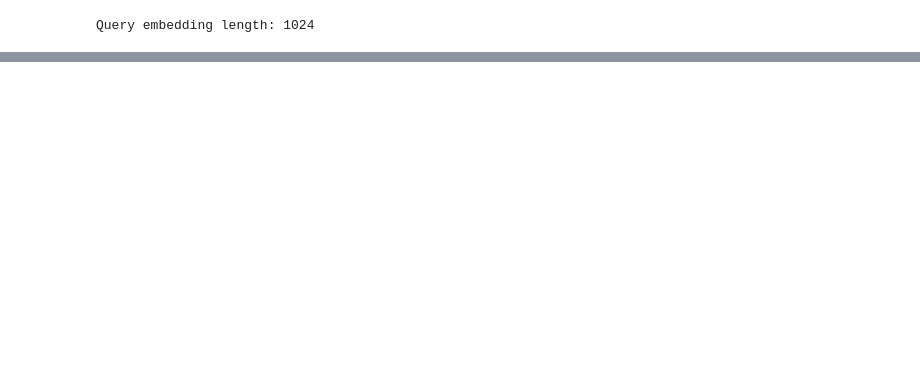
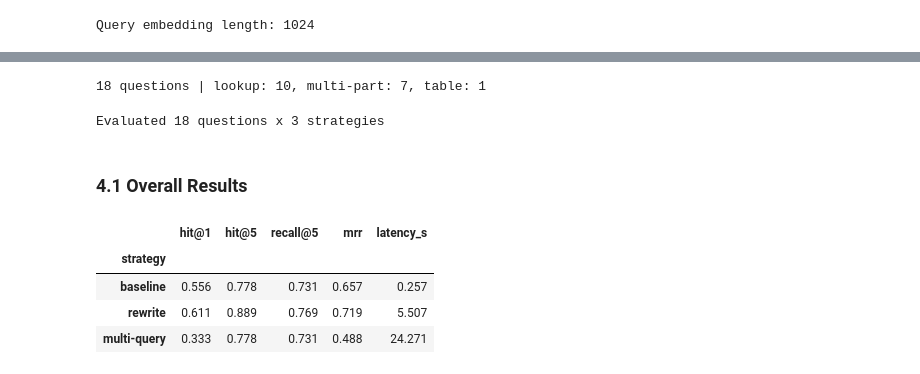
Before and after one commit to BigB021/Academic_Knowledge_-_Research_Assistant, a Jupyter notebook: Benchmarks/3-retrieval_strategies_benchmark.ipynb, the cells around one changed output, grey strips where cells are left out. Saved outputs shown, nothing was run; the diff lists cells and outputs as text; code cells hidden in the pictures; blank space fills up the shorter version.

Commit message:
Experimenting with diff retrieval strategies

```diff
--- a/Benchmarks/3-retrieval_strategies_benchmark.ipynb
+++ b/Benchmarks/3-retrieval_strategies_benchmark.ipynb
@@ -11,7 +40,7 @@ import uuid
 # Set up ChromaDB client and create a collection
 import chromadb
 chroma_client = chromadb.Client()
-collection = chroma_client.create_collection(name="documents")
+collection = chroma_client.get_or_create_collection(name="documents")
 # %%
 # Set up the tokenizer and token limit
 from transformers import AutoTokenizer
@@ -88,0 +296,17 @@ print(results['documents'])
+# %%
+def retrieve_ids(query_embeddings, n_results):
+    """Return one ranked list of chunk indices per query embedding."""
+    res = collection.query(query_embeddings=query_embeddings, n_results=n_results, include=["metadatas"])
+    return [[m["chunk_index"] for m in metas] for metas in res["metadatas"]]
+
+def rrf_fuse(ranked_lists, k, rrf_k=60):
+    scores = {}
+    for ranked in ranked_lists:
+        for rank, idx in enumerate(ranked):
+            scores[idx] = scores.get(idx, 0) + 1 / (rrf_k + rank + 1)
+    return sorted(scores, key=scores.get, reverse=True)[:k]
+
+def multi_query_retrieve(queries, k=5, per_query=10):
+    return rrf_fuse(retrieve_ids(embed_documents.embed_batch(queries), per_query), k)
+
+show_results(multi_query_retrieve(expanded))
@@ -88,0 +350,27 @@ print(results['documents'])
+# %%
+TEST_SET = [
+    # (question, gold chunk indices, question type)
+    ("What architectural relationship appears to explain the difference in PGD transferability between the DRCT-CLIP → UnivFD attack and the DRCT-ConvB → UnivFD attack, and what evidence in the reported AUROC values supports this interpretation?", {13, 15, 19}, "multi-part"),
+    ("Which three datasets are used to evaluate the detectors, and where do the real images for the GPT-4o dataset come from?", {7}, "lookup"),
+    ("What backbone does the Corvi detector use, and what architectural change helps it preserve high-frequency information?", {8}, "lookup"),
+    ("How does diffusion reconstruction contrastive training (DRCT) work and which backbones does it support?", {8}, "lookup"),
+    ("Which five attack algorithms are evaluated, and which of them is query-based rather than transfer-based?", {9}, "lookup"),
+    ("What image transformations are applied in the medium and high degradation settings?", {10, 14}, "multi-part"),
+    ("Why do the authors use AUROC as their primary metric and exclude attack success rate?", {11}, "lookup"),
+    ("What perturbation budget, step size and number of iterations are used for the attacks, and are 10 PGD steps enough to converge?", {12, 45}, "multi-part"),
+    ("How effective is the Leave-Target-Out ensemble attack compared to PGD, and which detector remains most resilient to it?", {13, 17}, "multi-part"),
+    ("How does the universal perturbation attack compare to PGD and the query-efficient attack in average AUROC?", {20}, "lookup"),
+    ("Why are CNN-based detectors more affected by social media degradations than CLIP-based detectors?", {22}, "lookup"),
+    ("Why is the Diverse Input attack more robust to image degradation than the Ensemble attack?", {22}, "lookup"),
+    ("What is the trade-off between adversarial image quality and attack effectiveness, and which attack has the best quality score?", {23, 24, 25}, "multi-part"),
+    ("How much did the HIVE commercial detector's AUROC drop under attack on Synthbuster and Chameleon?", {25, 26}, "multi-part"),
+    ("How does replacing UnivFD's CLIP backbone with RobustCLIP affect adversarial robustness and clean AUROC?", {27, 30}, "multi-part"),
+    ("What limitations of their study do the authors acknowledge?", {31}, "lookup"),
+    ("What assumptions does the threat model make about the attacker's knowledge of the detector?", {6}, "lookup"),
+    ("On the Chameleon dataset, what AUROC does UnivFD reach under a PGD attack crafted on DRCT-CLIP?", {40}, "table"),
+]
+print(f"{len(TEST_SET)} questions | " + ", ".join(
+    f"{t}: {sum(1 for *_, qt in TEST_SET if qt == t)}" for t in ("lookup", "multi-part", "table")
+))
+# %% [output]
+18 questions | lookup: 10, multi-part: 7, table: 1
@@ -88,0 +408,32 @@ print(results['documents'])
+# %%
+import pandas as pd
+
+rows = []
+for q_id, (question, gold, q_type) in enumerate(TEST_SET):
+    for name, strategy in STRATEGIES.items():
+        start = time.perf_counter()
+        retrieved, queries = strategy(question)
+        latency = time.perf_counter() - start
+        rows.append({
+            "q_id": q_id, "type": q_type, "strategy": name,
+            "gold": sorted(gold), "retrieved": retrieved, "queries": queries,
+            "latency_s": latency, **score(retrieved, gold),
+        })
+
+eval_df = pd.DataFrame(rows)
+print(f"Evaluated {eval_df['q_id'].nunique()} questions x {eval_df['strategy'].nunique()} strategies")
+# %% [output]
+Evaluated 18 questions x 3 strategies
+# %% [markdown]
+### 4.1 Overall Results
+# %%
+metrics = ["hit@1", "hit@5", "recall@5", "mrr", "latency_s"]
+order = list(STRATEGIES)
+summary = eval_df.groupby("strategy")[metrics].mean().loc[order]
+summary.round(3)
+# %% [output]
+|  | hit@1 | hit@5 | recall@5 | mrr | latency_s |
+| strategy |  |  |  |  |  |
+| baseline | 0.556 | 0.778 | 0.731 | 0.657 | 0.257 |
+| rewrite | 0.611 | 0.889 | 0.769 | 0.719 | 5.507 |
+| multi-query | 0.333 | 0.778 | 0.731 | 0.488 | 24.271 |
```
Also changed, not shown: parts of 31 cells of this notebook.
